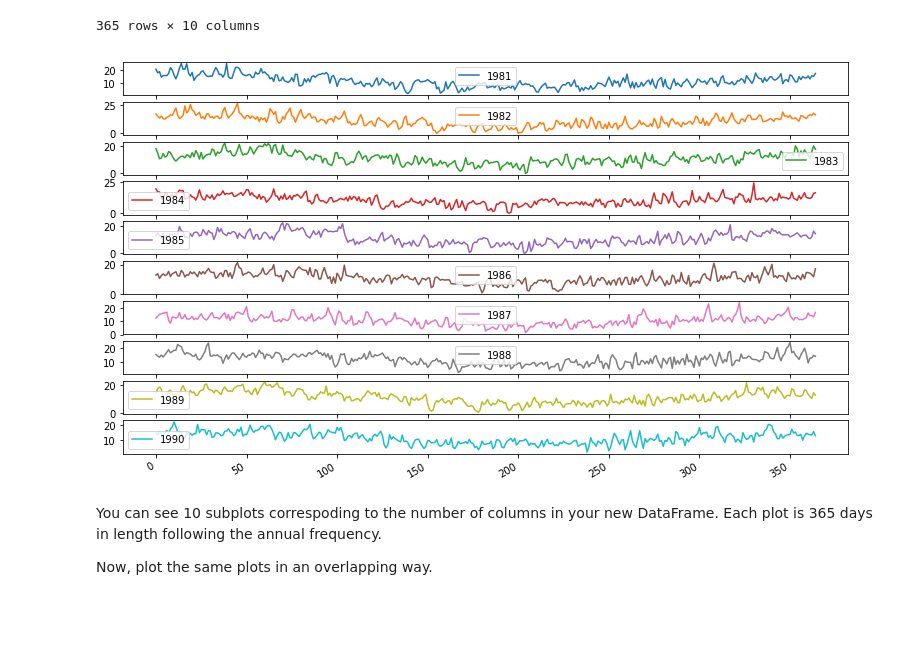
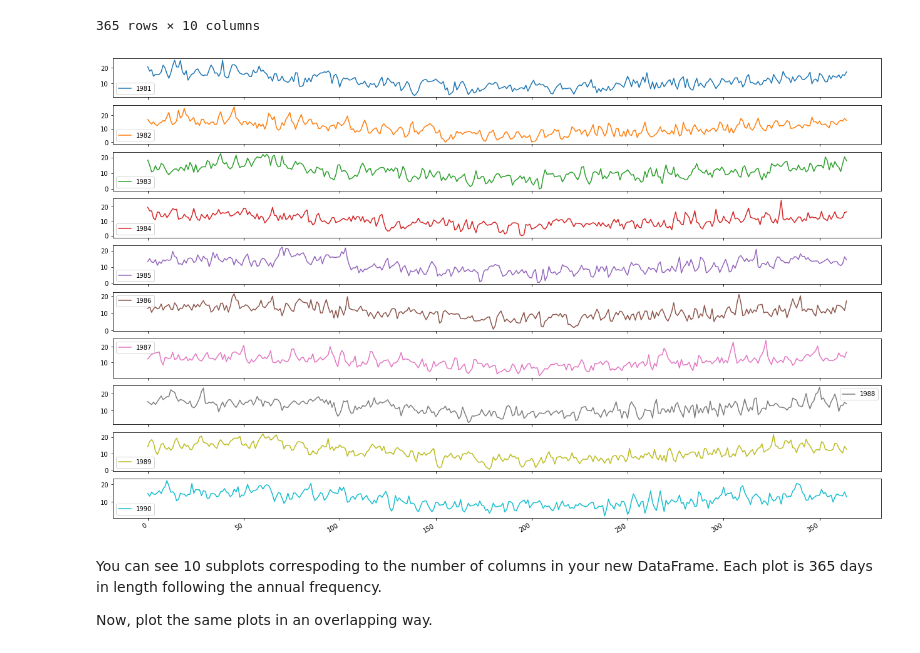
Before and after one commit to j-asonwang/dsc-3-25-04-visualizing-time-series-data-lab-nyc-ds-career-012819, a Jupyter notebook: index.ipynb, the cells around one changed output. Drawn from its saved outputs; the diff is of its cells as text; code cells hidden in the pictures; blank space fills up the shorter version.

```diff
--- a/index.ipynb
+++ b/index.ipynb
@@ -114,10 +114,10 @@ for year, group in years:
 | 364 | 17.4 | 16.3 | 18.0 | 16.4 | 14.4 | 17.2 | 16.7 | 14.1 | 12.7 | 13.0 |
 365 rows × 10 columns
 # %%
-annual_temps.plot(figsize = (13,8), subplots=True, legend=True)
+annual_temps.plot(figsize = (22,15), subplots=True, legend=True)
 plt.show()
 # %% [output]
-[figure, old version]
+[figure, new version]
 # %% [markdown]
 You can see 10 subplots correspoding to the number of columns in your new DataFrame. Each plot is 365 days in length following the annual frequency.
 
```
